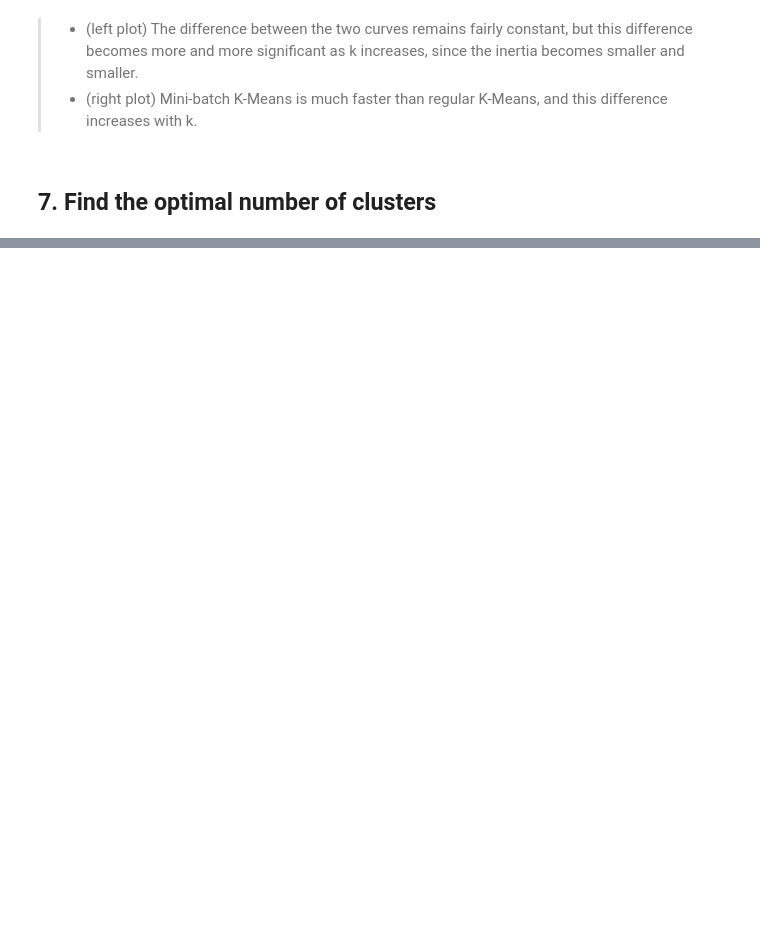
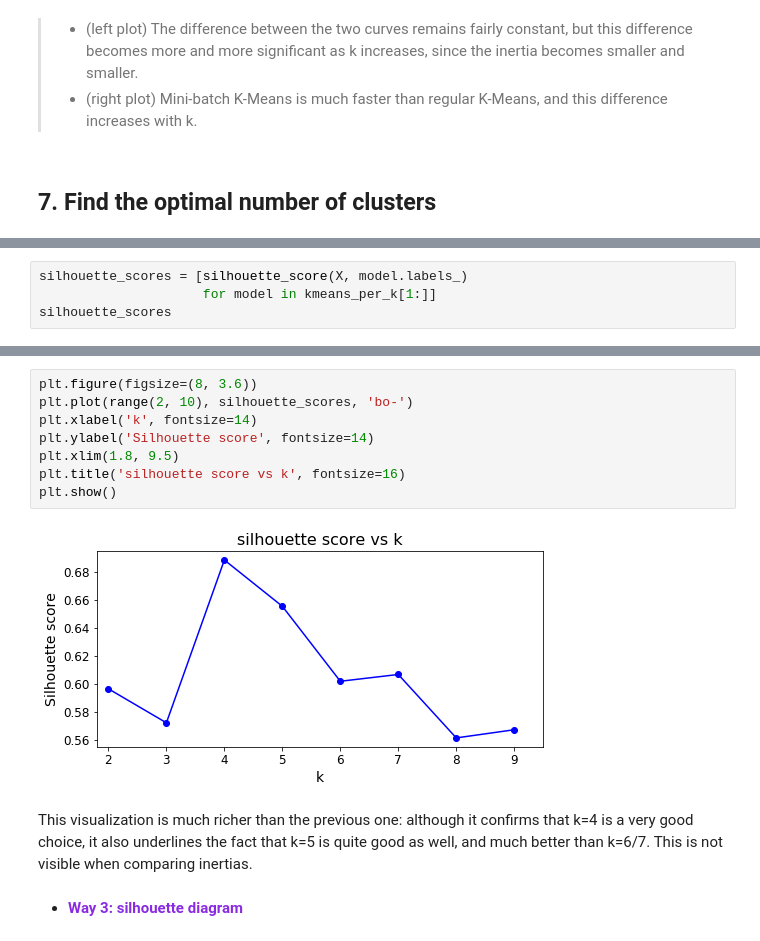
Before and after one commit to libingallin/handson_ml_2nd, a Jupyter notebook: chap09-unsupervised-learning-techniques/chap09-clustering.ipynb, the cells around one changed output, grey strips where cells are left out. Cells and saved outputs as stored; diff of their text form; blank space fills up the shorter version.

```diff
--- a/chap09-unsupervised-learning-techniques/chap09-clustering.ipynb
+++ b/chap09-unsupervised-learning-techniques/chap09-clustering.ipynb
@@ -617,0 +696,4 @@ plt.show()
+# %%
+silhouette_scores = [silhouette_score(X, model.labels_)
+                     for model in kmeans_per_k[1:]]
+silhouette_scores
@@ -617,0 +709,14 @@ plt.show()
+# %%
+plt.figure(figsize=(8, 3.6))
+plt.plot(range(2, 10), silhouette_scores, 'bo-')
+plt.xlabel('k', fontsize=14)
+plt.ylabel('Silhouette score', fontsize=14)
+plt.xlim(1.8, 9.5)
+plt.title('silhouette score vs k', fontsize=16)
+plt.show()
+# %% [output]
+[figure, added]
+# %% [markdown]
+This visualization is much richer than the previous one: although it confirms that k=4 is a very good choice, it also underlines the fact that k=5 is quite good as well, and much better than k=6/7. This is not visible when comparing inertias.
+# %% [markdown]
+- **<font color='blueviolet'>Way 3: silhouette diagram</font>**
```
Also changed, not shown: parts of 135 cells of this notebook.
